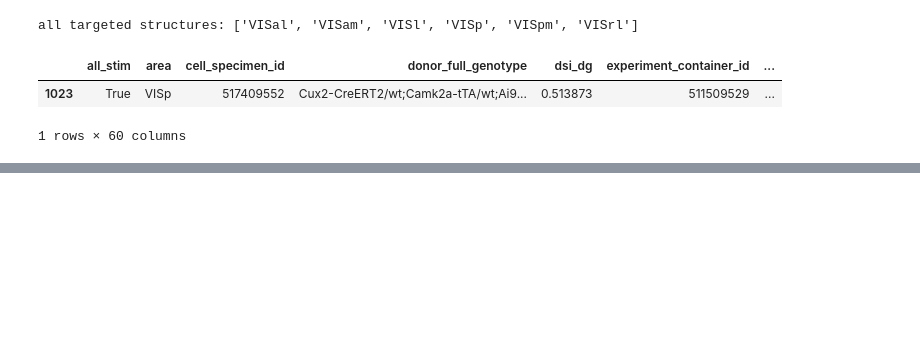
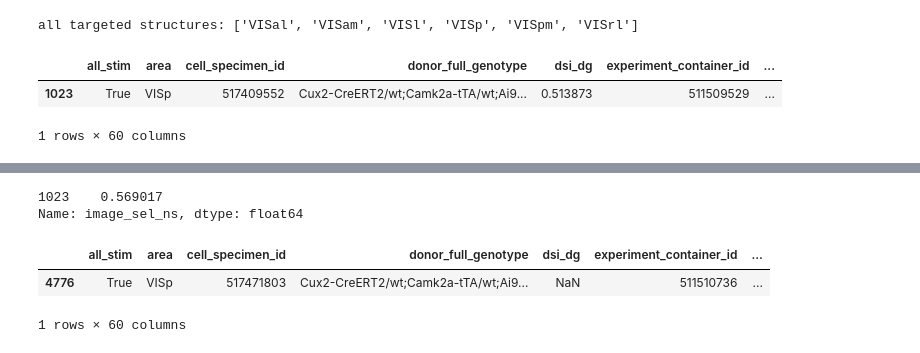
Before and after one commit to mariakesa/LuckyMouse4, a Jupyter notebook: src/old/allen_validation/test.ipynb, the cells around one changed output, grey strips where cells are left out. Cells and saved outputs as stored; diff of their text form; code cells hidden in the pictures; blank space fills up the shorter version.

```diff
--- a/src/old/allen_validation/test.ipynb
+++ b/src/old/allen_validation/test.ipynb
@@ -30,0 +50,11 @@ cells[cells['cell_specimen_id']==517409552]
+# %%
+cells[cells['cell_specimen_id']==517409552].image_sel_ns
+# %% [output]
+1023    0.569017
+Name: image_sel_ns, dtype: float64
+# %%
+cells[cells['cell_specimen_id']==517471803]
+# %% [output]
+|  | all_stim | area | cell_specimen_id | donor_full_genotype | dsi_dg | experiment_container_id | ... |
+| 4776 | True | VISp | 517471803 | Cux2-CreERT2/wt;Camk2a-tTA/wt;Ai9... | NaN | 511510736 | ... |
+1 rows × 60 columns
```
Also changed, not shown: parts of 7 cells of this notebook, 9 other files.
